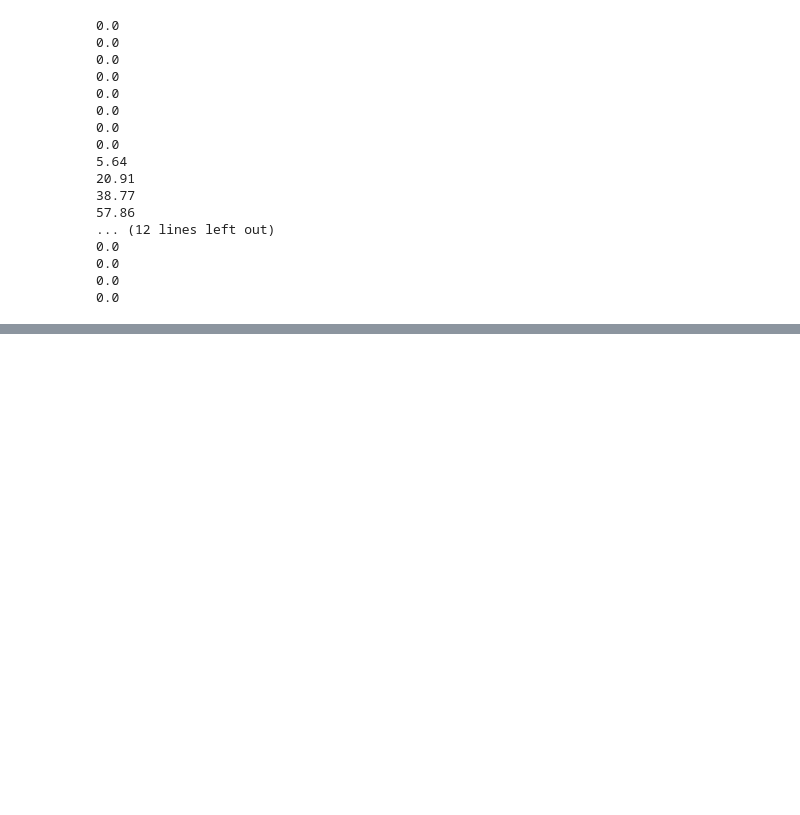
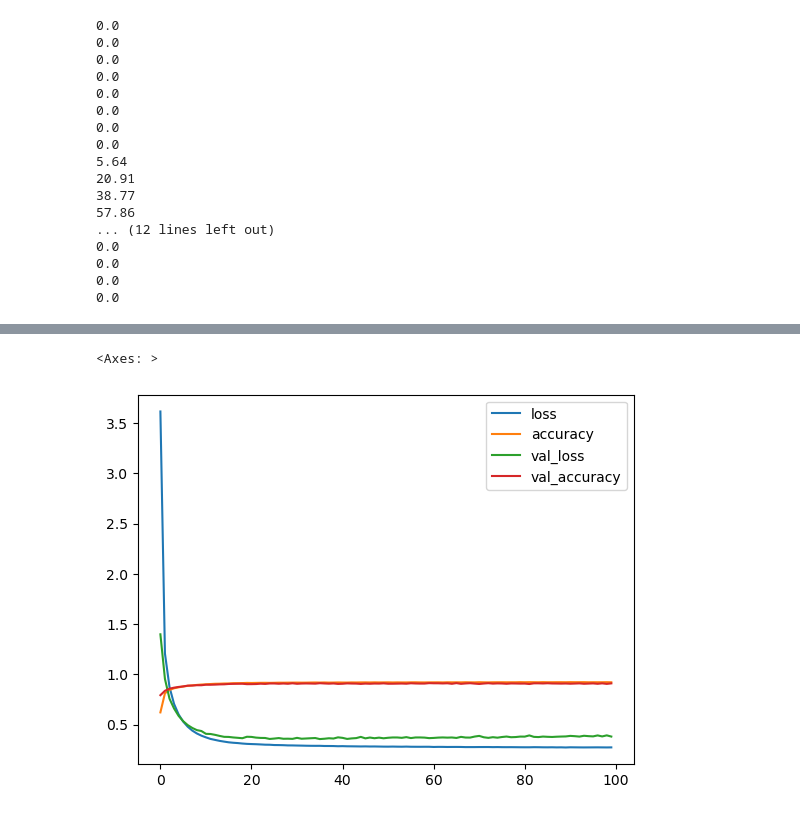
Before and after one commit to lumi232/in_sensor_computing, a Jupyter notebook: reproducing_paper.ipynb, the cells around one changed output, grey strips where cells are left out. Saved outputs shown, nothing was run; the diff lists cells and outputs as text; code cells hidden in the pictures; blank space fills up the shorter version.

Commit message:
using tensorflow instead of sklearn

```diff
--- a/reproducing_paper.ipynb
+++ b/reproducing_paper.ipynb
@@ -175,25 +175,3 @@ for i in range(28*8, 28*9):
 0.0
 0.0
 0.0
-# %%
-import numpy as np
-from sklearn.linear_model import LogisticRegression
-from sklearn.metrics import accuracy_score
-
-# Assuming train_image_combined is the input array of shape (60000, 196*4)
-# Assuming train_labels and test_image_combined have the appropriate shapes
-
-# Create and train the logistic regression model
-logreg = LogisticRegression()
-logreg.fit(train_image_combined, train_labels)
-
-# Predict labels for training and test data
-train_predictions = logreg.predict(train_image_combined)
-test_predictions = logreg.predict(test_image_combined)
-
-# Calculate and print accuracy for training and test data
-train_accuracy = accuracy_score(train_labels, train_predictions)
-test_accuracy = accuracy_score(test_labels, test_predictions)
-
-print("Training Accuracy:", train_accuracy)
-print("Test Accuracy:", test_accuracy)
@@ -209,0 +180,10 @@ Please also refer to the documentation for alternative solver options:
+# %%
+model = tf.keras.Sequential([
+    tf.keras.layers.Dense(10, activation="softmax")
+])
+
+model.compile(optimizer=tf.keras.optimizers.Adam(learning_rate=0.0001),
+              loss=tf.keras.losses.SparseCategoricalCrossentropy(),
+              metrics="accuracy",)
+
+history = model.fit(train_image_combined, train_labels,batch_size=32, epochs=100, validation_data=(test_image_combined, test_labels))
@@ -209,0 +208,6 @@ Please also refer to the documentation for alternative solver options:
+# %%
+import pandas as pd
+pd.DataFrame(history.history).plot()
+# %% [output]
+<Axes: >
+[figure, added]
```
Also changed, not shown: parts of 5 cells of this notebook.
